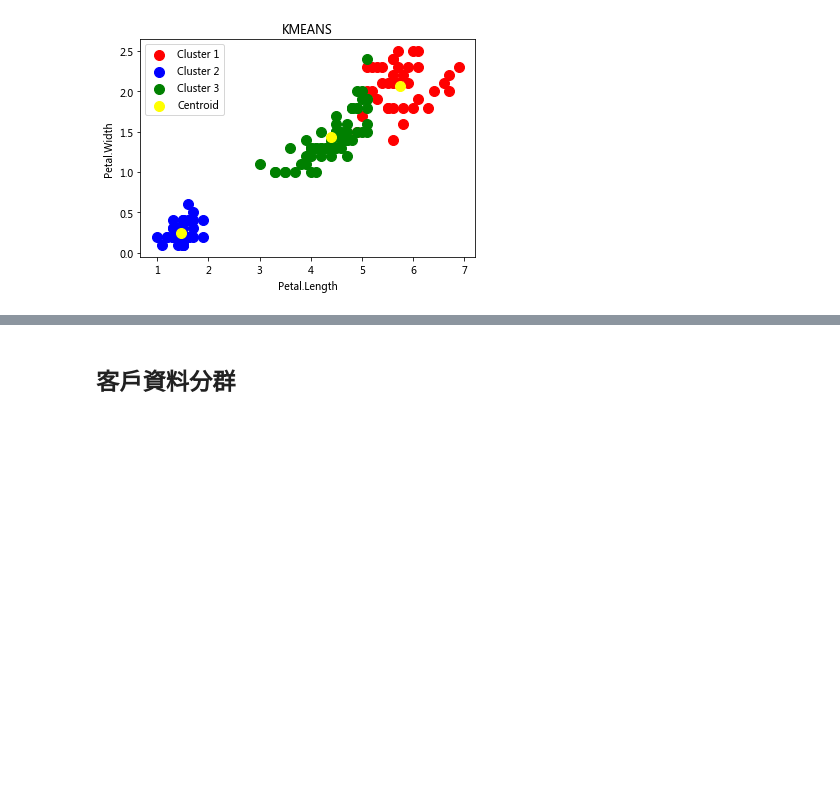
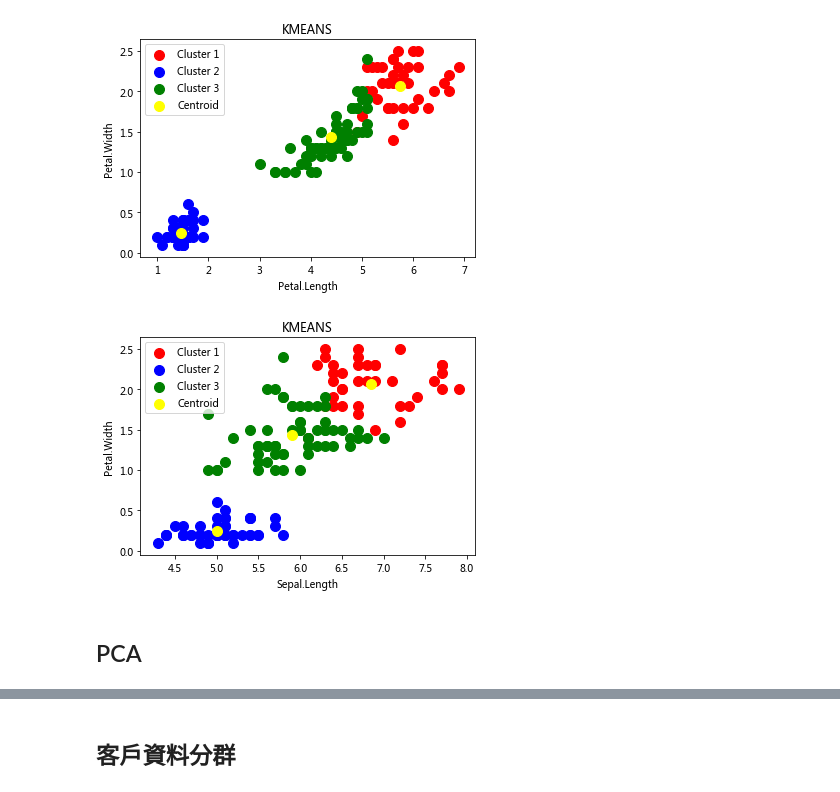
Before and after one commit to ywchiu/tibamepy, a Jupyter notebook: Demo20180317.ipynb, the cells around one changed output, grey strips where cells are left out. Saved outputs shown, nothing was run; the diff lists cells and outputs as text; code cells hidden in the pictures; blank space fills up the shorter version.

```diff
--- a/Demo20180317.ipynb
+++ b/Demo20180317.ipynb
@@ -763,3 +763,19 @@ plt.legend()
 plt.show()
 # %% [output]
 [figure]
+# %%
+plt.scatter(iris.data[y_kmeans==0,0],iris.data[y_kmeans==0,3],s=100,c='red',label='Cluster 1')
+plt.scatter(iris.data[y_kmeans==1,0],iris.data[y_kmeans==1,3],s=100,c='blue',label='Cluster 2')
+plt.scatter(iris.data[y_kmeans==2,0],iris.data[y_kmeans==2,3],s=100,c='green',label='Cluster 3')
+
+plt.scatter(kmeans.cluster_centers_[:,0],kmeans.cluster_centers_[:,3],s=100,c='yellow',label='Centroid')
+
+plt.title('KMEANS')
+plt.xlabel('Sepal.Length')
+plt.ylabel('Petal.Width')
+plt.legend()
+plt.show()
+# %% [output]
+[figure, added]
+# %% [markdown]
+## PCA
```
Also changed, not shown: parts of 28 cells of this notebook.
